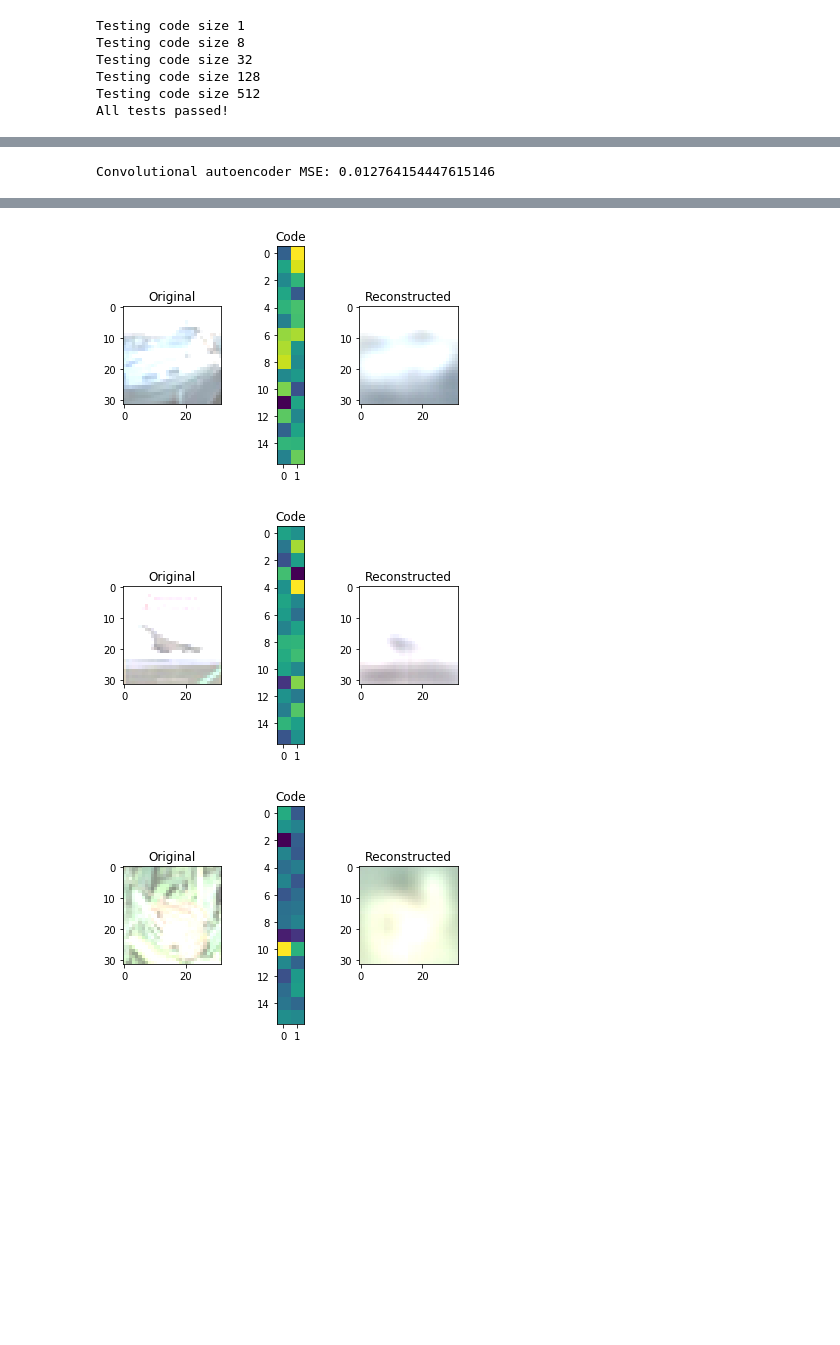
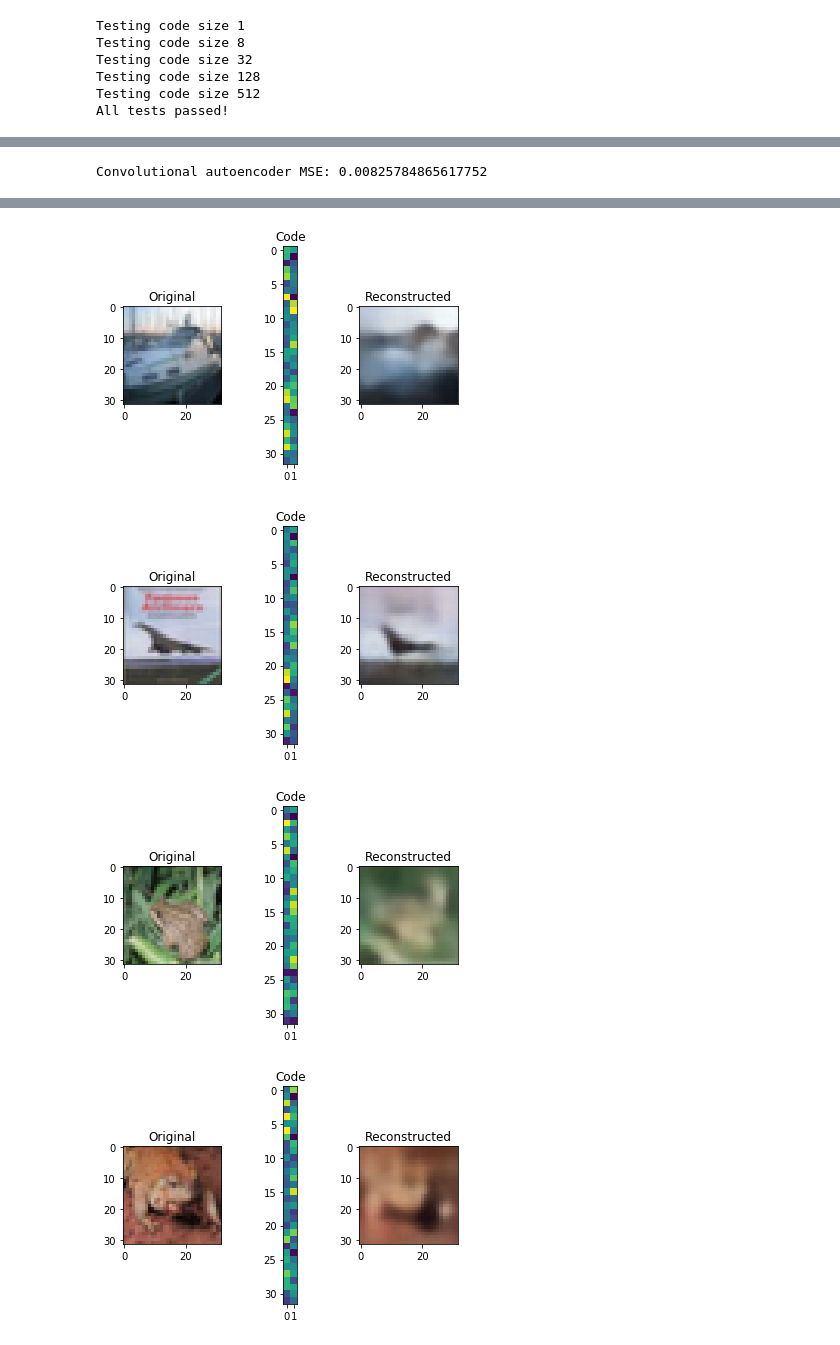
Before and after one commit to KeitaW/Ridge-i_Assignment, a Jupyter notebook: notebooks/1.0-kw-draft.ipynb, the cells around one changed output, grey strips where cells are left out. Drawn from its saved outputs; the diff is of its cells as text; code cells hidden in the pictures; blank space fills up the shorter version.

```diff
--- a/notebooks/1.0-kw-draft.ipynb
+++ b/notebooks/1.0-kw-draft.ipynb
@@ -70,9 +73,13 @@ $$
 I also need to convert class labels to one-hot encoded vectors. In this case, I used `keras.utils.to_categorical`.
 # %%
 # normalize inputs
-x_train_normed = (x_train - x_train.min()) / (x_train.max() - x_train.min()) # x_train / 255 - 0.5
-x_test_normed = (x_test - x_test.min()) / (x_test.max() - x_test.min()) # x_test / 255 - 0.5
+# x_train_normed = (x_train - x_train.min()) / (x_train.max() - x_train.min())
+x_train_normed = x_train / 255 - 0.5
+x_val_normed = x_val / 255 - 0.5
+# x_test_normed = (x_test - x_test.min()) / (x_test.max() - x_test.min())
+x_test_normed = x_test / 255 - 0.5
 
 # convert class labels to one-hot encoded, should have shape (?, NUM_CLASSES)
 y_train_onehot = keras.utils.to_categorical(y_train, num_classes=NUM_CLASSES)
+y_val_onehot = keras.utils.to_categorical(y_val, num_classes=NUM_CLASSES)
 y_test_onehot = keras.utils.to_categorical(y_test, num_classes=NUM_CLASSES)
@@ -184,7 +216,7 @@ class TqdmProgressCallback(keras.callbacks.Callback):
         else:
             self.use_steps = False
             self.target = self.params['samples']
-        self.prog_bar = tqdm.tqdm_notebook(total=self.target)
+        self.prog_bar = tqdm.notebook.tqdm(total=self.target)
         self.log_values_by_metric = defaultdict(list)
 
     def _set_prog_bar_desc(self, logs):
@@ -211,2 +257,2 @@ class TqdmProgressCallback(keras.callbacks.Callback):
 # %%
-encoder, decoder = build_deep_autoencoder(IMG_SHAPE, code_size=32)
+encoder, decoder = build_deep_autoencoder(IMG_SHAPE, code_size=64) # Default is 32
@@ -257,9 +260,19 @@ _________________________________________________________________
 inp = Input(IMG_SHAPE)
 code = encoder(inp)
 reconstruction = decoder(code)
-autoencoder = keras.models.Model(inputs=inp, outputs=reconstruction)
-autoencoder.compile(optimizer="adamax", loss='mse')
-autoencoder.fit(x=x_train_normed, y=x_train_normed, epochs=10,
-                validation_split=0.2,
-                callbacks=[TqdmProgressCallback()],
-                verbose=0)
+TRAIN = False
+if TRAIN:
+    autoencoder = keras.models.Model(inputs=inp, outputs=reconstruction)
+    autoencoder.compile(optimizer="adamax", loss='mse')
+    autoencoder.fit(x=x_train_normed, y=x_train_normed, epochs=100,
+                    validation_data=(x_val_normed, x_val_normed),
+                    callbacks=[TqdmProgressCallback()],
+                    verbose=0)
+    encoder.save_weights("../models/encoder.h5")
+    decoder.save_weights("../models/decoder.h5")
+else:
+    encoder, decoder = build_deep_autoencoder(IMG_SHAPE, code_size=64)
+    encoder.load_weights("../models/encoder.h5")
+    decoder.load_weights("../models/decoder.h5")
+    autoencoder = keras.models.Model(inputs=inp, outputs=reconstruction)
+    autoencoder.compile(optimizer="adamax", loss='mse')
@@ -308,8 +300,8 @@ def visualize(img,encoder,decoder):
 # %%
 reconstruction_mse = autoencoder.evaluate(x_test_normed, x_test_normed, verbose=0)
 print("Convolutional autoencoder MSE:", reconstruction_mse)
-for i in range(5):
+for i in range(10):
     img = x_test_normed[i]
     visualize(img,encoder,decoder)
 # %% [output]
-Convolutional autoencoder MSE: 0.012764154447615146
+Convolutional autoencoder MSE: 0.00825784865617752
@@ -318,3 +310,4 @@ Convolutional autoencoder MSE: 0.012764154447615146
-[figure, old version]
+[figure, new version]
-[figure, old version]
+[figure, new version]
-[figure, old version]
+[figure, new version]
+[figure, added]
```
Also changed, not shown: parts of 32 cells of this notebook, 6 other files.
